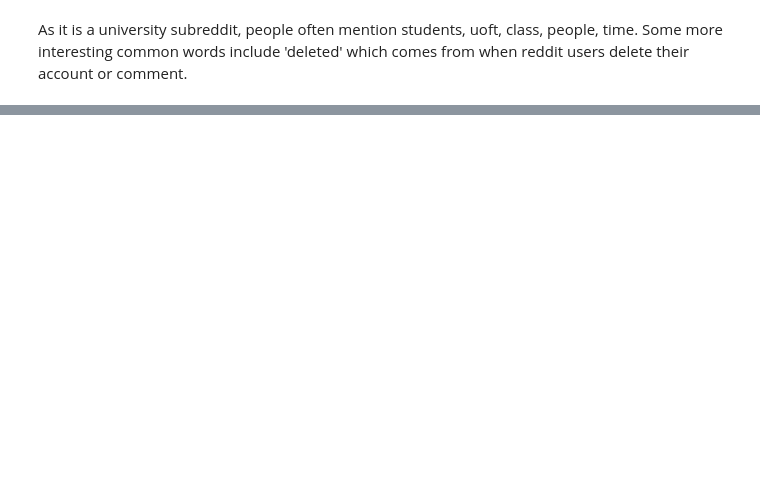
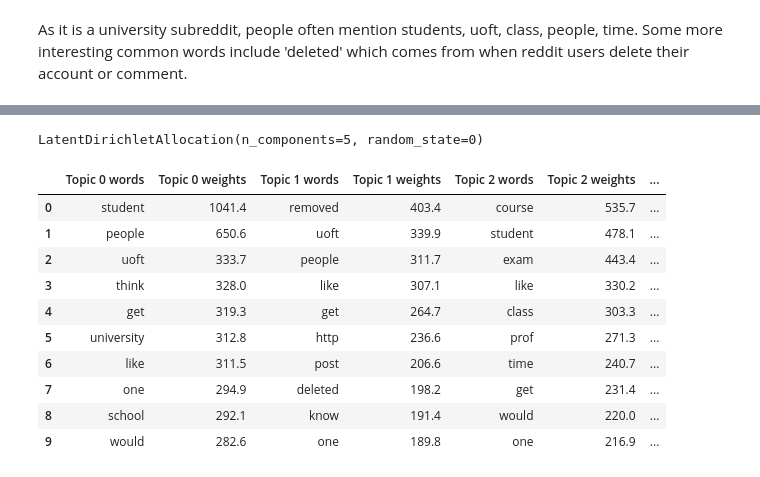
Before and after one commit to grace-ylin/uni-sentiment-analysis, a Jupyter notebook: data-collection/uoft_data.ipynb, the cells around one changed output, grey strips where cells are left out. Cells and saved outputs as stored; diff of their text form; code cells hidden in the pictures; blank space fills up the shorter version.

```diff
--- a/data-collection/uoft_data.ipynb
+++ b/data-collection/uoft_data.ipynb
@@ -233,0 +227,46 @@ d
+# %%
+from sklearn.feature_extraction.text import CountVectorizer
+
+# the vectorizer object will be used to transform text to vector form
+vectorizer = CountVectorizer(max_df=0.9, min_df=25, token_pattern=r'\w+|\$[\d\.]+|\S+')
+
+# apply transformation
+tf = vectorizer.fit_transform(df['joined_text']).toarray()
+
+# tf_feature_names tells us what word each column in the matric represents
+tf_feature_names = vectorizer.get_feature_names_out()
+# %%
+from sklearn.decomposition import LatentDirichletAllocation
+
+number_of_topics = 5
+
+
+model = LatentDirichletAllocation(n_components=number_of_topics, random_state=0)
+# %%
+model.fit(tf)
+# %% [output]
+LatentDirichletAllocation(n_components=5, random_state=0)
+# %%
+def display_topics(model, feature_names, no_top_words):
+    topic_dict = {}
+    for topic_idx, topic in enumerate(model.components_):
+        topic_dict["Topic %d words" % (topic_idx)]= ['{}'.format(feature_names[i])
+                        for i in topic.argsort()[:-no_top_words - 1:-1]]
+        topic_dict["Topic %d weights" % (topic_idx)]= ['{:.1f}'.format(topic[i])
+                        for i in topic.argsort()[:-no_top_words - 1:-1]]
+    return pd.DataFrame(topic_dict)
+# %%
+no_top_words = 10
+display_topics(model, tf_feature_names, no_top_words)
+# %% [output]
+|  | Topic 0 words | Topic 0 weights | Topic 1 words | Topic 1 weights | Topic 2 words | Topic 2 weights | ... |
+| 0 | student | 1041.4 | removed | 403.4 | course | 535.7 | ... |
+| 1 | people | 650.6 | uoft | 339.9 | student | 478.1 | ... |
+| 2 | uoft | 333.7 | people | 311.7 | exam | 443.4 | ... |
+| 3 | think | 328.0 | like | 307.1 | like | 330.2 | ... |
+| 4 | get | 319.3 | get | 264.7 | class | 303.3 | ... |
+| 5 | university | 312.8 | http | 236.6 | prof | 271.3 | ... |
+| 6 | like | 311.5 | post | 206.6 | time | 240.7 | ... |
+| 7 | one | 294.9 | deleted | 198.2 | get | 231.4 | ... |
+| 8 | school | 292.1 | know | 191.4 | would | 220.0 | ... |
+| 9 | would | 282.6 | one | 189.8 | one | 216.9 | ... |
```
Also changed, not shown: parts of 12 cells of this notebook.
